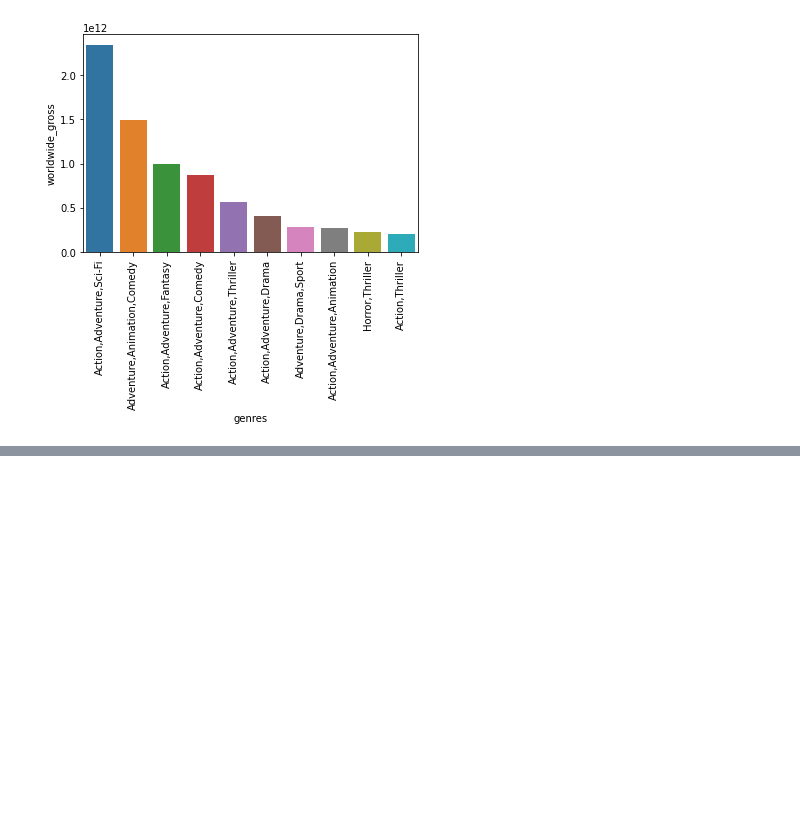
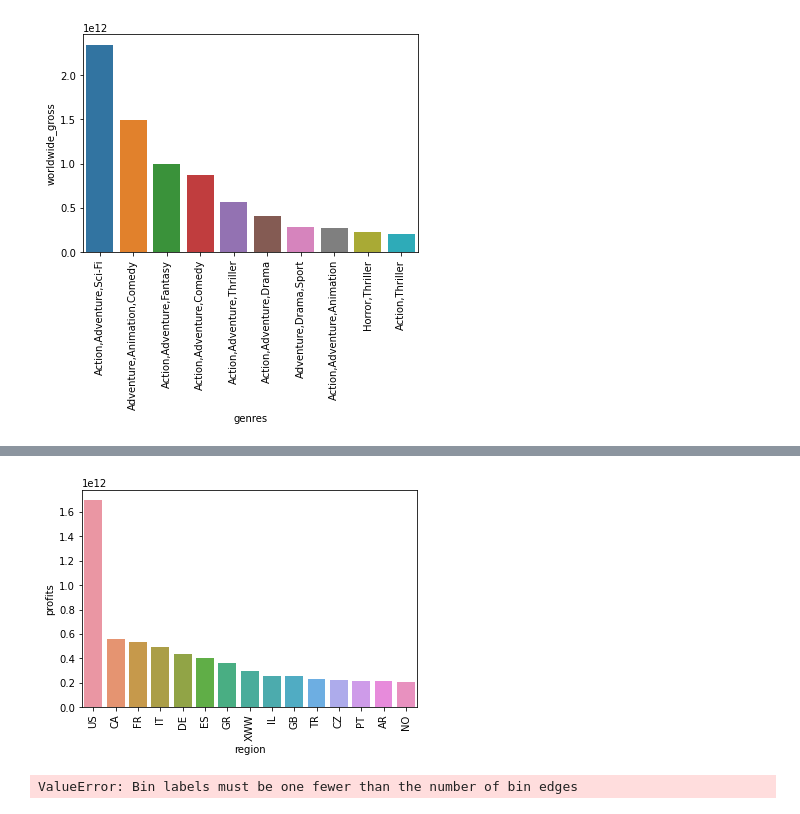
Before and after one commit to FrancisNdirangu/Phase-2-Project, a Jupyter notebook: merged_notebook.ipynb, the cells around one changed output, grey strips where cells are left out. Drawn from its saved outputs; the diff is of its cells as text; code cells hidden in the pictures; blank space fills up the shorter version.

Commit message:
added profits column, plotted rating vs profits,plotted region vs profits

```diff
--- a/merged_notebook.ipynb
+++ b/merged_notebook.ipynb
@@ -976,0 +969,4 @@ plt.xticks(rotation=90);
+# %%
+#creating a profit column worldwide_gross - production_budget
+all_combined['profits'] = all_combined['worldwide_gross'] - all_combined['production_budget']
+all_combined[['profits','worldwide_gross','production_budget']].head()
@@ -976,0 +980,22 @@ plt.xticks(rotation=90);
+# %%
+#group by region and find profits per region
+region_groupby = all_combined.groupby('region').sum().sort_values('profits',ascending=False)
+top_15_profits_regions = region_groupby.head(15)
+
+sns.barplot(data=top_15_profits_regions,x=top_15_profits_regions.index,y='profits')
+plt.xticks(rotation=90);
+# %% [output]
+[figure, added]
+# %%
+#group by averagerating vs profits
+# rating_profits = all_combined.groupby('averagerating').sum().sort_values('profits',ascending=False)
+# rating_profits.head(10)
+
+#im gonna create bins for the ratings 1,2,3,4 to 10
+#then im gonna group by these bins plot binned ratings vs profits
+
+rating_bins = [1,2,3,4,5,6,7,8,9,10]
+
+all_combined['rating_bins'] = pd.cut(all_combined['averagerating'],bins=rating_bins,labels=rating_bins)
+# %% [output]
+ValueError: Bin labels must be one fewer than the number of bin edges
```
Also changed, not shown: parts of 12 cells of this notebook, 1 other file.
